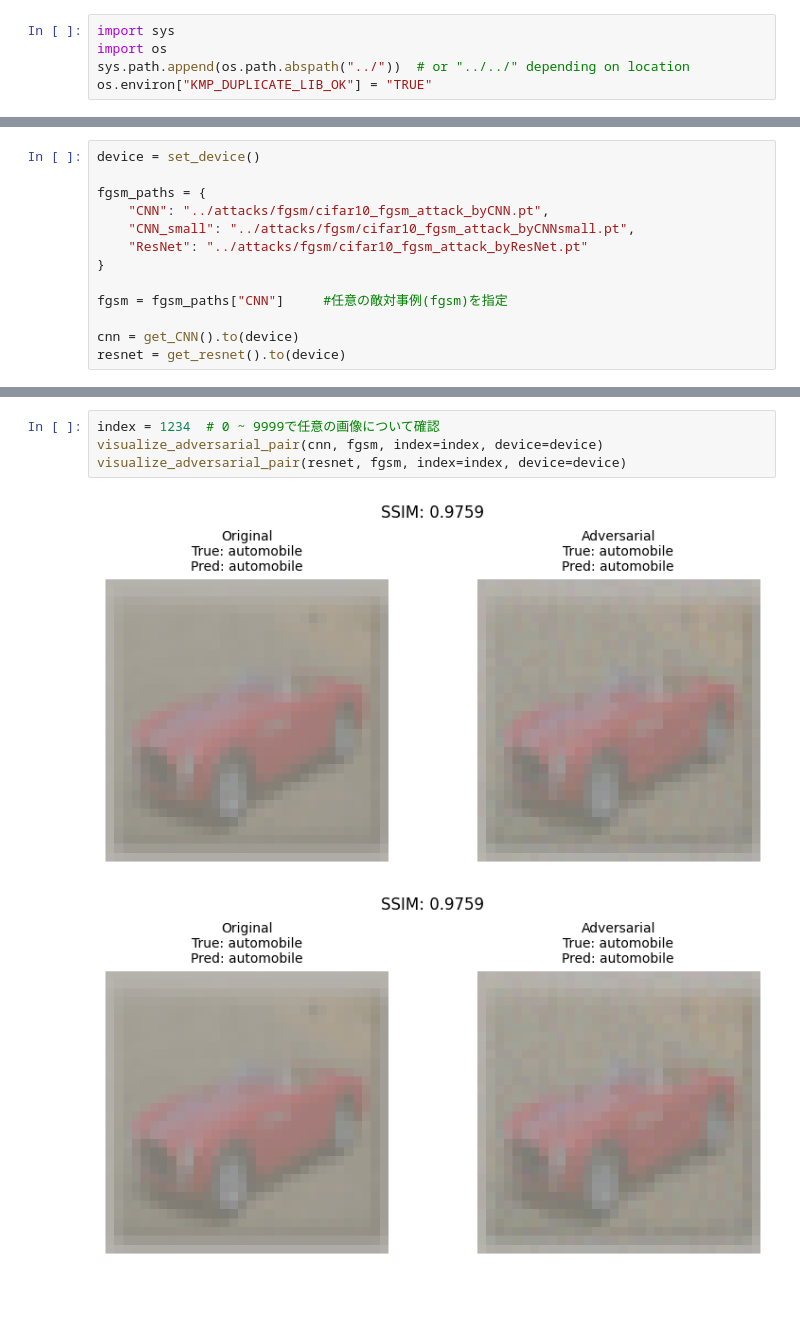
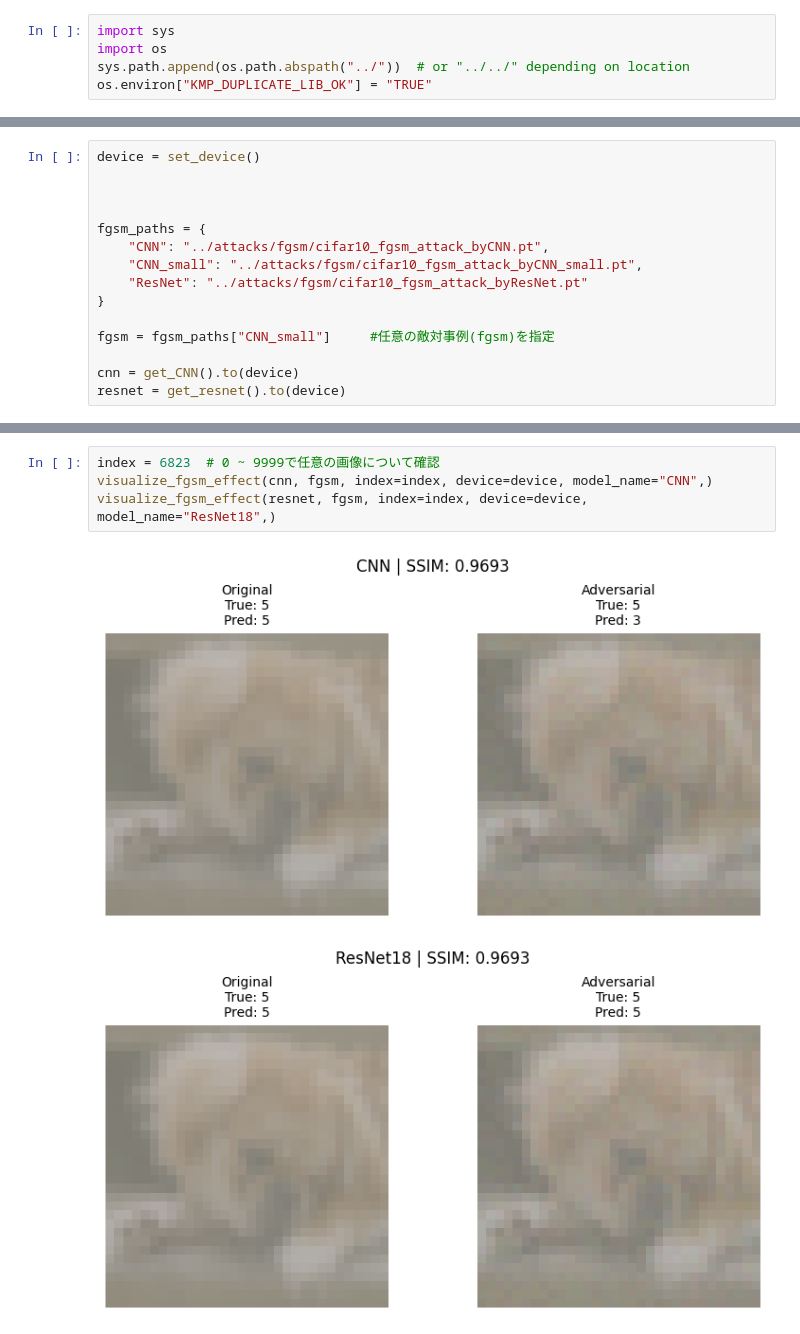
Before and after one commit to natsuki0720/adversarial-perturbation-baselines, a Jupyter notebook: notebooks/eval_fgsm.ipynb, the cells around one changed output, grey strips where cells are left out. Drawn from its saved outputs; the diff is of its cells as text; blank space fills up the shorter version.

```diff
--- a/notebooks/eval_fgsm.ipynb
+++ b/notebooks/eval_fgsm.ipynb
@@ -14,13 +15,15 @@ from utils.load_models import set_device, get_CNN,get_resnet,get_CNN_small
 # %%
 device = set_device()
 
+
+
 fgsm_paths = {
     "CNN": "../attacks/fgsm/cifar10_fgsm_attack_byCNN.pt",
-    "CNN_small": "../attacks/fgsm/cifar10_fgsm_attack_byCNNsmall.pt",
+    "CNN_small": "../attacks/fgsm/cifar10_fgsm_attack_byCNN_small.pt",
     "ResNet": "../attacks/fgsm/cifar10_fgsm_attack_byResNet.pt"
 }
 
-fgsm = fgsm_paths["CNN"]     #任意の敵対事例(fgsm)を指定
+fgsm = fgsm_paths["CNN_small"]     #任意の敵対事例(fgsm)を指定
 
 cnn = get_CNN().to(device)
 resnet = get_resnet().to(device)
@@ -43,7 +42,7 @@ display(evaluate_accuracy_on_adv(resnet, fgsm, device=device,model_name="ResNet1
 # %%
-index = 1234  # 0 ~ 9999で任意の画像について確認
-visualize_adversarial_pair(cnn, fgsm, index=index, device=device)
-visualize_adversarial_pair(resnet, fgsm, index=index, device=device)
+index = 6823  # 0 ~ 9999で任意の画像について確認
+visualize_fgsm_effect(cnn, fgsm, index=index, device=device, model_name="CNN",)
+visualize_fgsm_effect(resnet, fgsm, index=index, device=device, model_name="ResNet18",)
 # %% [output]
-[figure, old version]
+[figure, new version]
-[figure, old version]
+[figure, new version]
```
Also changed, not shown: parts of 3 cells of this notebook, 4 other files.
